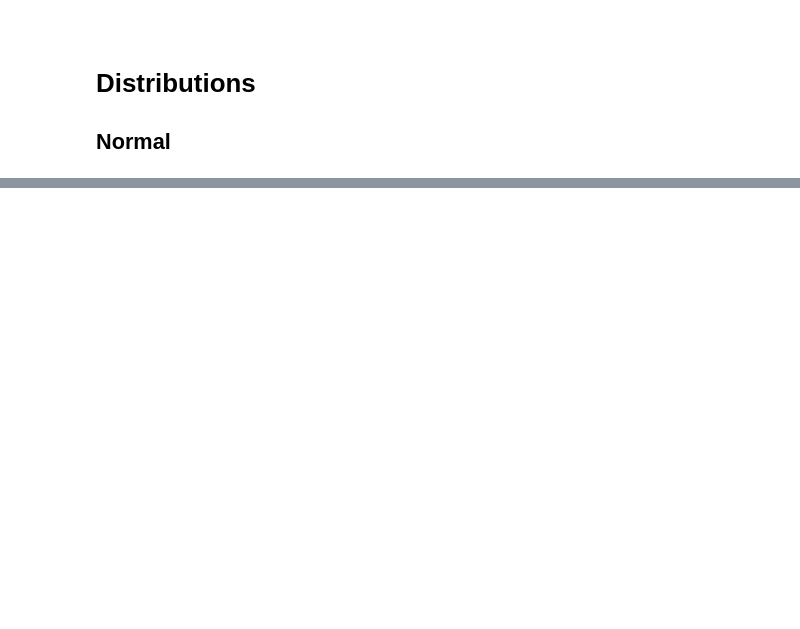
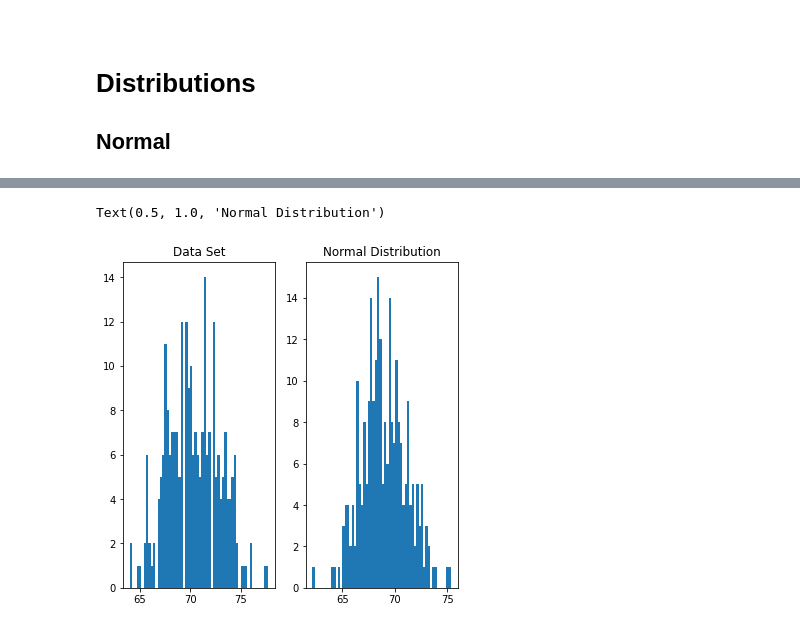
Before and after one commit to RYANCOX00/Prog_DA, a Jupyter notebook: Numpy_Random.ipynb, the cells around one changed output, grey strips where cells are left out. Cells and saved outputs as stored; diff of their text form; code cells hidden in the pictures; blank space fills up the shorter version.

Commit message:
Normal Distribution demo on height

```diff
--- a/Numpy_Random.ipynb
+++ b/Numpy_Random.ipynb
@@ -184,0 +205,19 @@ Team B contains players: [4 9 1 6 0]
+# %%
+# Reading in the CSV file.
+height = pd.read_csv(r"data\252_male_height.csv") # [12]
+# %%
+# Creating a numpy array of normally distributed data.
+# 69.1 as mean, 2.2 as standard deviation & Same sample size as realworld dataset.
+normal = rng.normal (69.1, 2.2, 251)
+# %%
+# Plotting both sets of data next to eachother as a histogram.
+fig, (ax1, ax2) = plt.subplots(1,2)
+
+ax1.hist(height, bins = 60)
+ax1.set_title("Data Set")
+
+ax2.hist(normal, bins=60)
+ax2.set_title("Normal Distribution",   fontsize=12)
+# %% [output]
+Text(0.5, 1.0, 'Normal Distribution')
+[figure, added]
```
Also changed, not shown: parts of 16 cells of this notebook, 1 other file.
